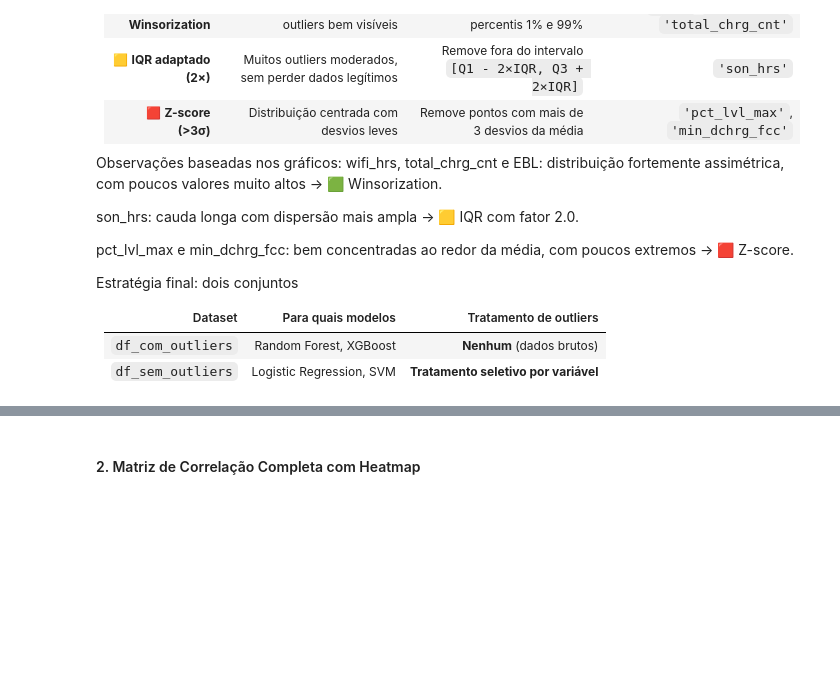
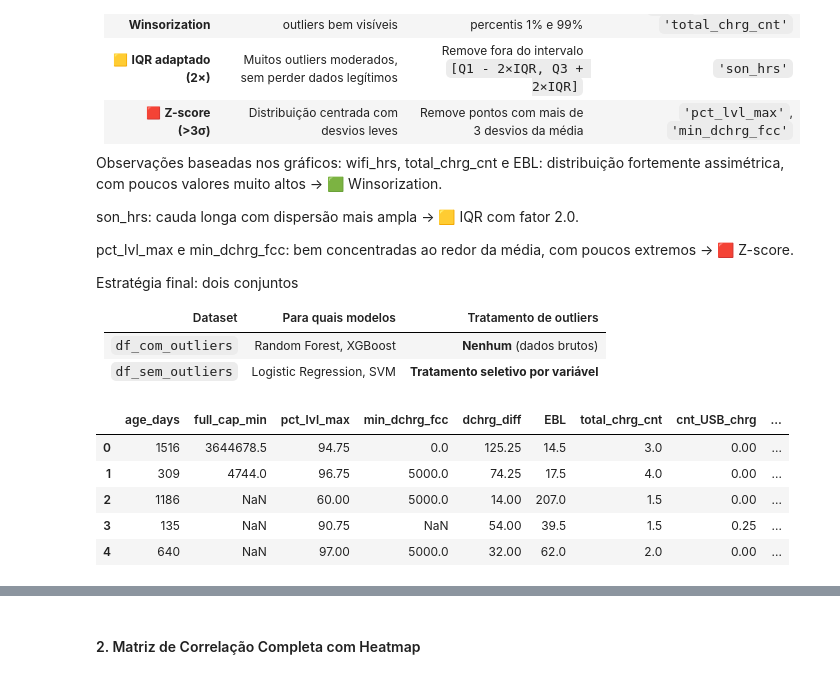
Before and after one commit to denilsonsoares/GED20, a Jupyter notebook: analise.ipynb, the cells around one changed output, grey strips where cells are left out. Drawn from its saved outputs; the diff is of its cells as text; code cells hidden in the pictures; blank space fills up the shorter version.

Commit message:
fix df_sem_outliers

```diff
--- a/analise.ipynb
+++ b/analise.ipynb
@@ -289,7 +289,15 @@ Estratégia final: dois conjuntos
 # %%
 # Cópia com todos os dados
 df_com_outliers = df.copy()
 df_sem_outliers = df.copy()
+df_sem_outliers.head()
+# %% [output]
+|  | age_days | full_cap_min | pct_lvl_max | min_dchrg_fcc | dchrg_diff | EBL | total_chrg_cnt | cnt_USB_chrg | ... |
+| 0 | 1516 | 3644678.5 | 94.75 | 0.0 | 125.25 | 14.5 | 3.0 | 0.00 | ... |
+| 1 | 309 | 4744.0 | 96.75 | 5000.0 | 74.25 | 17.5 | 4.0 | 0.00 | ... |
+| 2 | 1186 | NaN | 60.00 | 5000.0 | 14.00 | 207.0 | 1.5 | 0.00 | ... |
+| 3 | 135 | NaN | 90.75 | NaN | 54.00 | 39.5 | 1.5 | 0.25 | ... |
+| 4 | 640 | NaN | 97.00 | 5000.0 | 32.00 | 62.0 | 2.0 | 0.00 | ... |
 # %%
 # --- 1. Winsorization ---
 def winsorize_series(s, lower_pct=0.01, upper_pct=0.99):
```
Also changed, not shown: parts of 4 cells of this notebook, 1 other file.
